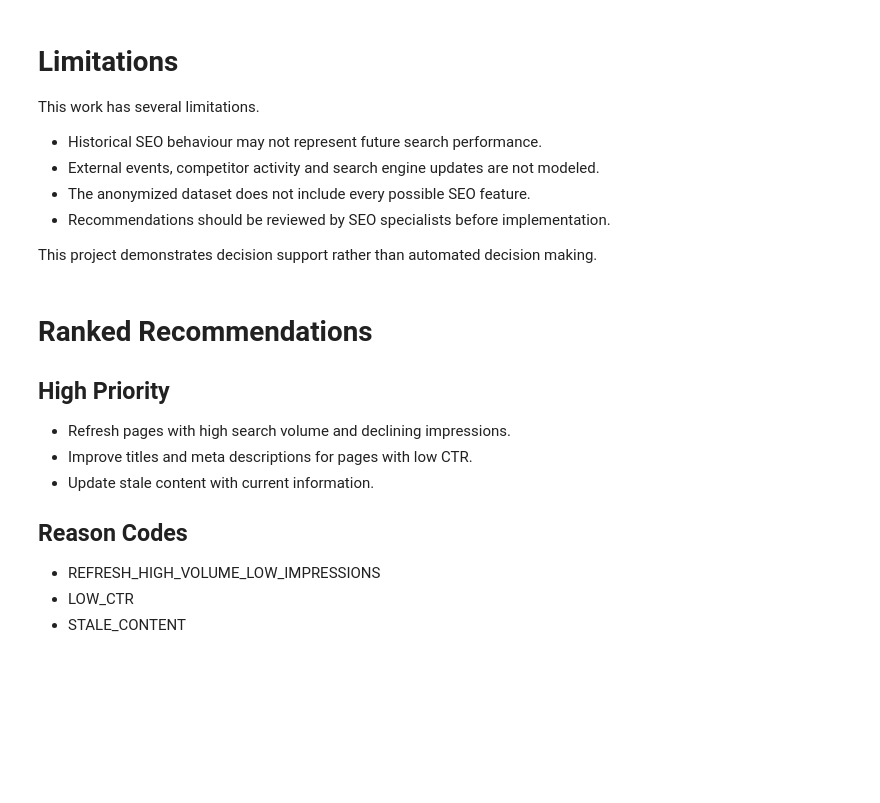
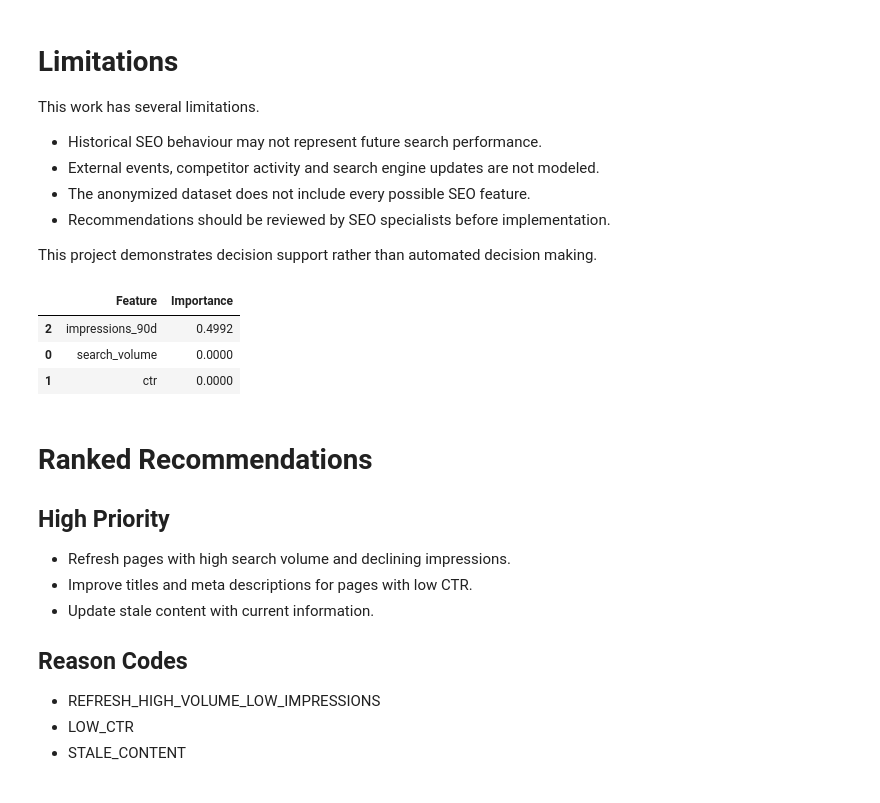
Before and after one commit to prachichoudhary2004/FlyRank, a Jupyter notebook: work/notebooks/capstone.ipynb, the cells around one changed output. Saved outputs shown, nothing was run; the diff lists cells and outputs as text; code cells hidden in the pictures; blank space fills up the shorter version.

```diff
--- a/work/notebooks/capstone.ipynb
+++ b/work/notebooks/capstone.ipynb
@@ -104,6 +210,32 @@ This work has several limitations.
 - Recommendations should be reviewed by SEO specialists before implementation.
 
 This project demonstrates decision support rather than automated decision making.
+# %%
+from sklearn.inspection import permutation_importance
+
+importance = permutation_importance(
+    model,
+    X_test,
+    y_test,
+    random_state=42
+)
+
+importance_df = pd.DataFrame({
+    "Feature":features,
+    "Importance":importance.importances_mean
+})
+
+display(
+    importance_df.sort_values(
+        "Importance",
+        ascending=False
+    )
+)
+# %% [output]
+|  | Feature | Importance |
+| 2 | impressions_90d | 0.4992 |
+| 0 | search_volume | 0.0000 |
+| 1 | ctr | 0.0000 |
 # %% [markdown]
 # Ranked Recommendations
 
```
Also changed, not shown: parts of 11 cells of this notebook.
